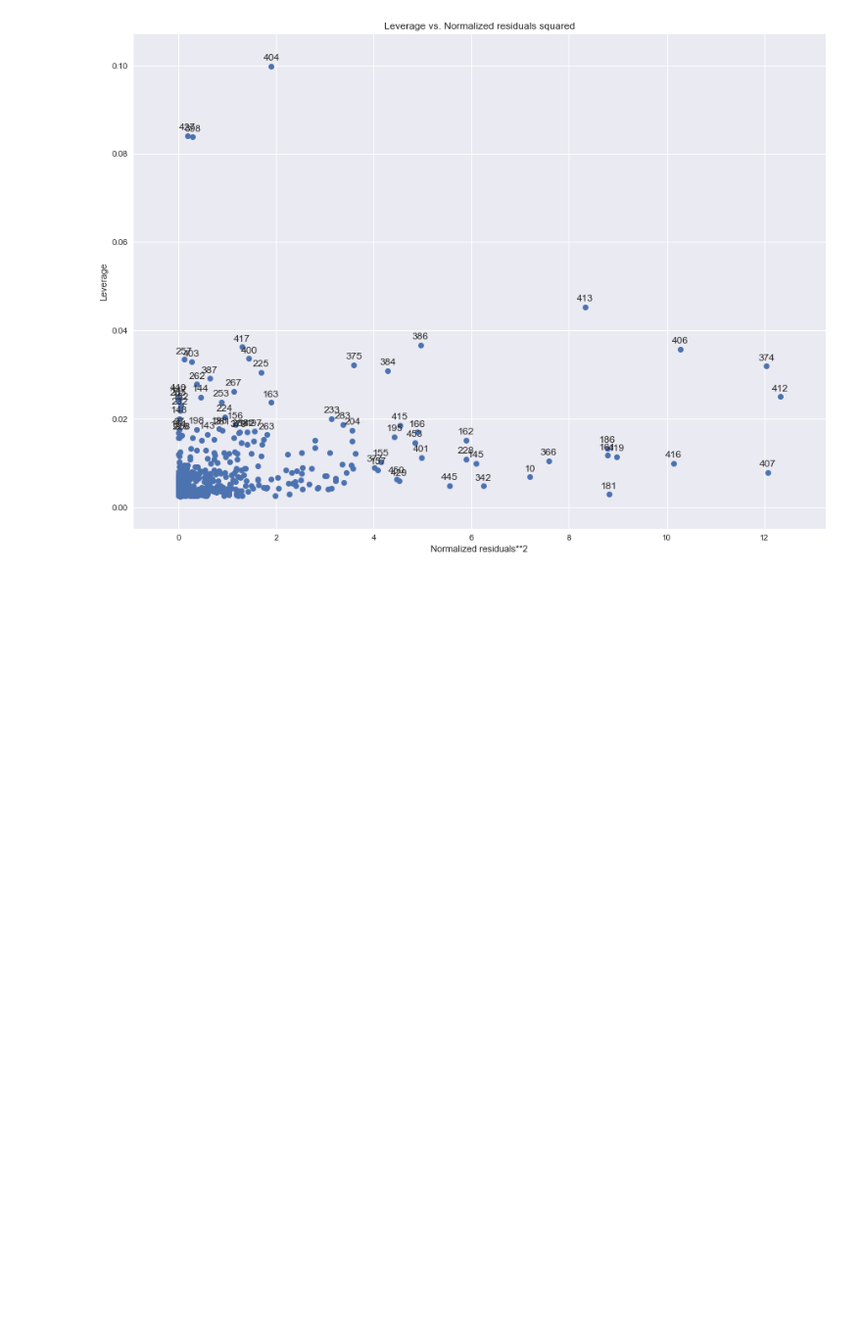
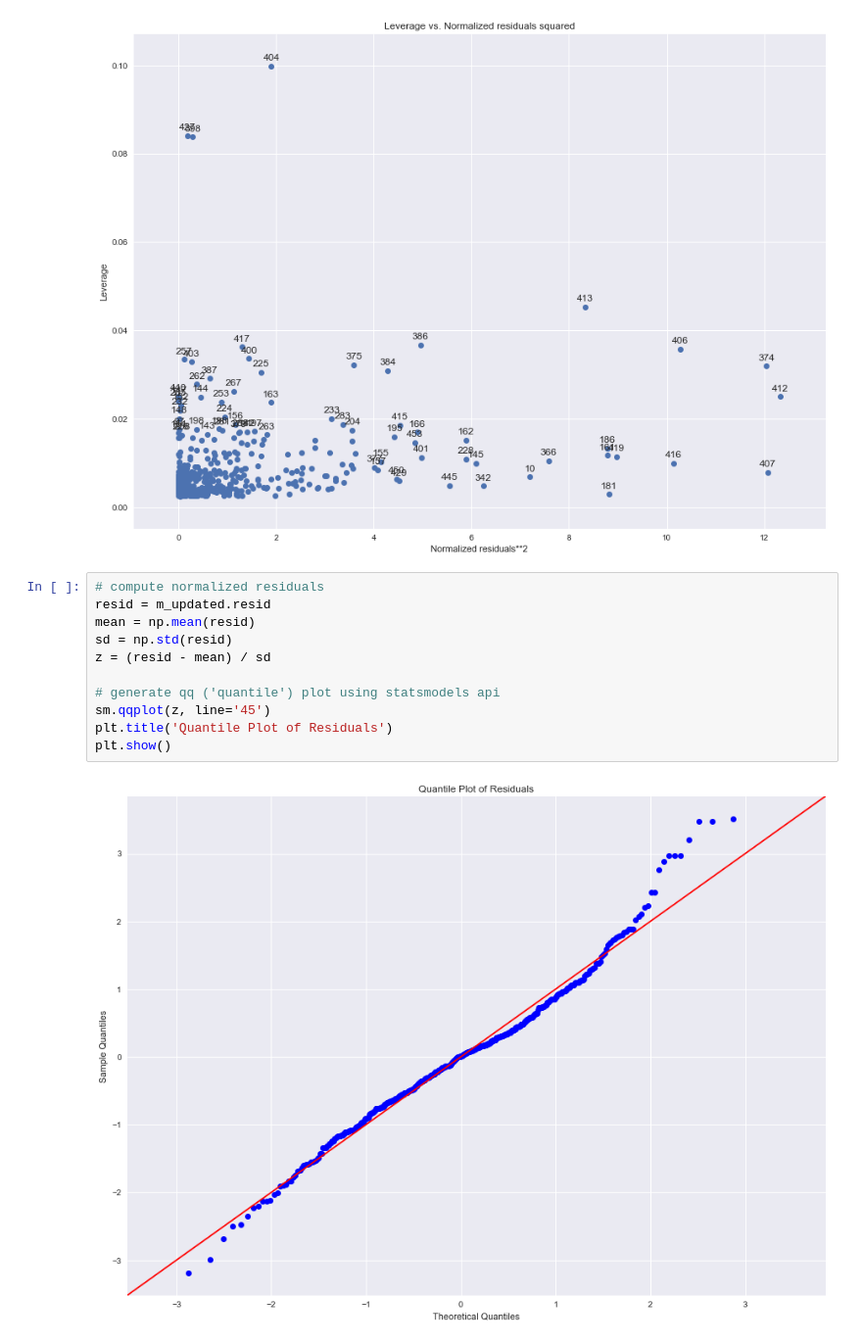
Before and after one commit to GlassesByDay/springboard, a Jupyter notebook: linear_regression/Mini_Project_Linear_Regression.ipynb, the cells around one changed output. Shown: that part at 98% size. Saved outputs shown, nothing was run; the diff lists cells and outputs as text; blank space fills up the shorter version.

Commit message:
added quantile plot to updated linear regression

```diff
--- a/linear_regression/Mini_Project_Linear_Regression.ipynb
+++ b/linear_regression/Mini_Project_Linear_Regression.ipynb
@@ -1073,3 +1073,16 @@ plot_leverage_resid2(m_updated)
 plt.show()
 # %% [output]
 [figure]
+# %%
+# compute normalized residuals
+resid = m_updated.resid
+mean = np.mean(resid)
+sd = np.std(resid)
+z = (resid - mean) / sd
+
+# generate qq ('quantile') plot using statsmodels api
+sm.qqplot(z, line='45')
+plt.title('Quantile Plot of Residuals')
+plt.show()
+# %% [output]
+[figure, added]
```
Also changed, not shown: parts of 6 cells of this notebook.
